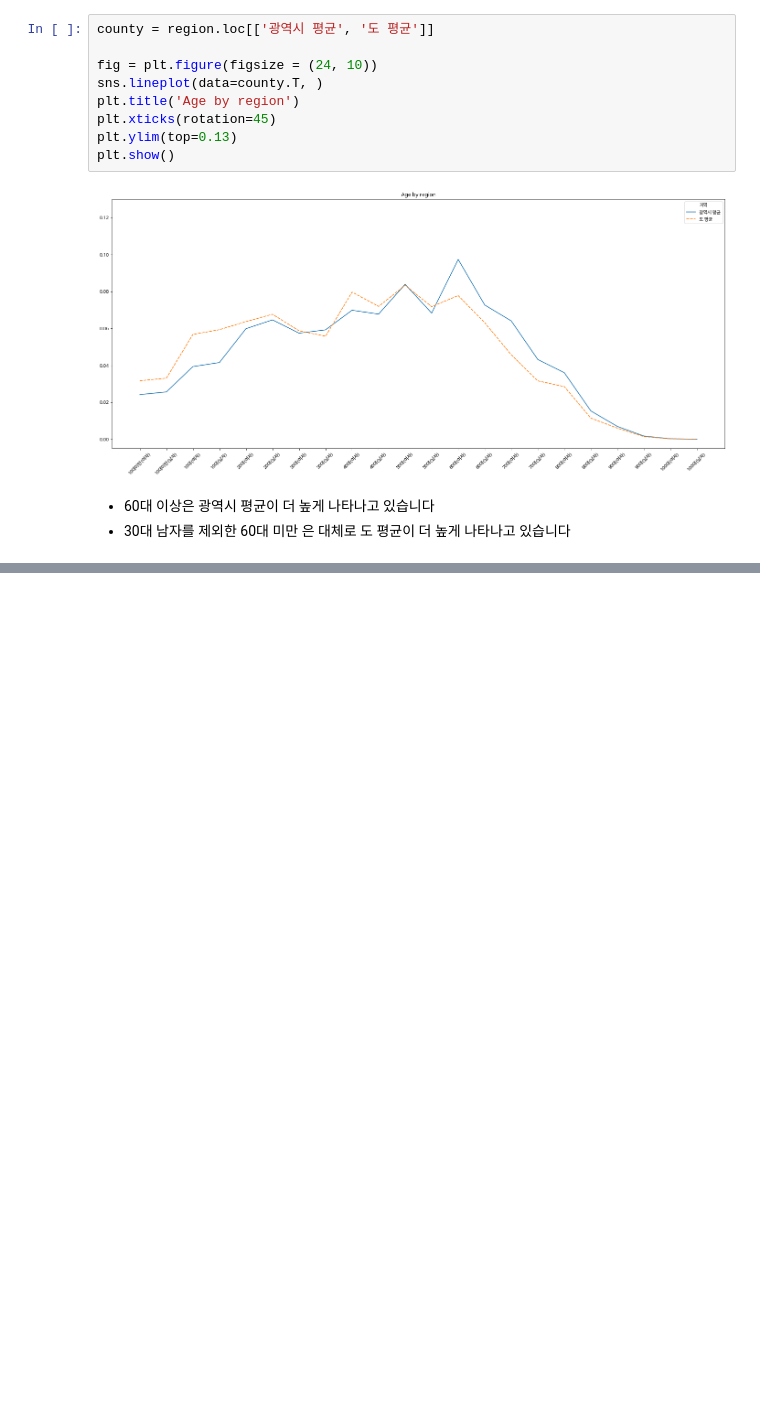
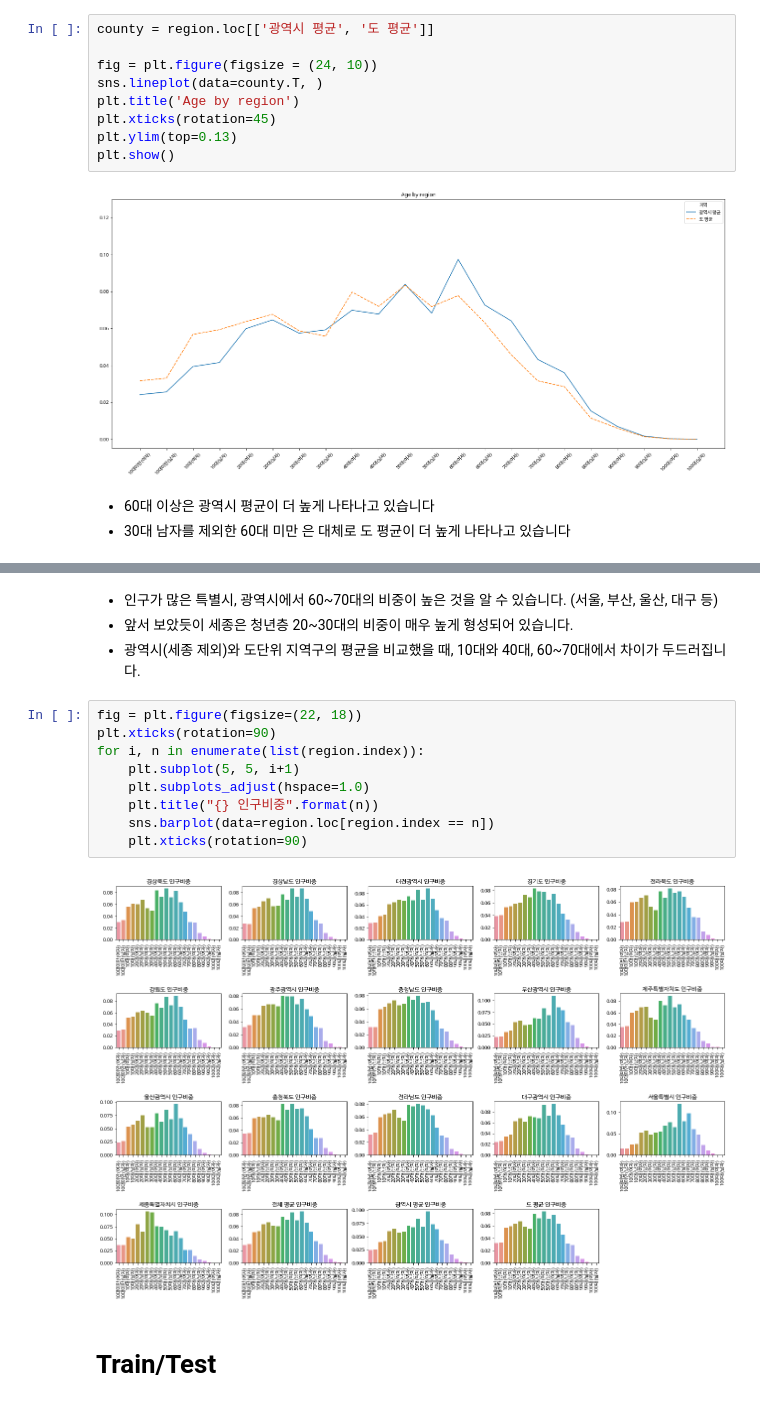
Before and after one commit to doo52oh/Dacon, a Jupyter notebook: Predict_Parking_Demand/주차수요_예측_경진대회_EDA.ipynb, the cells around one changed output, grey strips where cells are left out. Saved outputs shown, nothing was run; the diff lists cells and outputs as text; blank space fills up the shorter version.

```diff
--- a/Predict_Parking_Demand/주차수요_예측_경진대회_EDA.ipynb
+++ b/Predict_Parking_Demand/주차수요_예측_경진대회_EDA.ipynb
@@ -267,0 +315,17 @@ plt.show()
+# %% [markdown]
+* 인구가 많은 특별시, 광역시에서 60~70대의 비중이 높은 것을 알 수 있습니다. (서울, 부산, 울산, 대구 등)
+* 앞서 보았듯이 세종은 청년층 20~30대의 비중이 매우 높게 형성되어 있습니다.
+* 광역시(세종 제외)와 도단위 지역구의 평균을 비교했을 때, 10대와 40대, 60~70대에서 차이가 두드러집니다.
+# %%
+fig = plt.figure(figsize=(22, 18))
+plt.xticks(rotation=90)
+for i, n in enumerate(list(region.index)):
+    plt.subplot(5, 5, i+1)
+    plt.subplots_adjust(hspace=1.0)
+    plt.title("{} 인구비중".format(n))
+    sns.barplot(data=region.loc[region.index == n])
+    plt.xticks(rotation=90)
+# %% [output]
+[figure, added]
+# %% [markdown]
+# Train/Test
```
Also changed, not shown: parts of 126 cells of this notebook.
